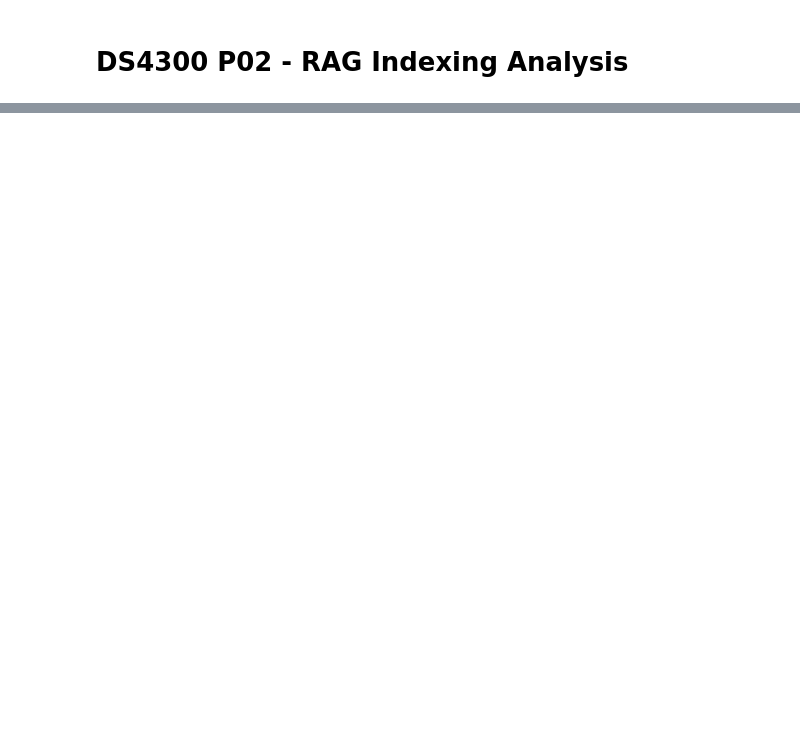
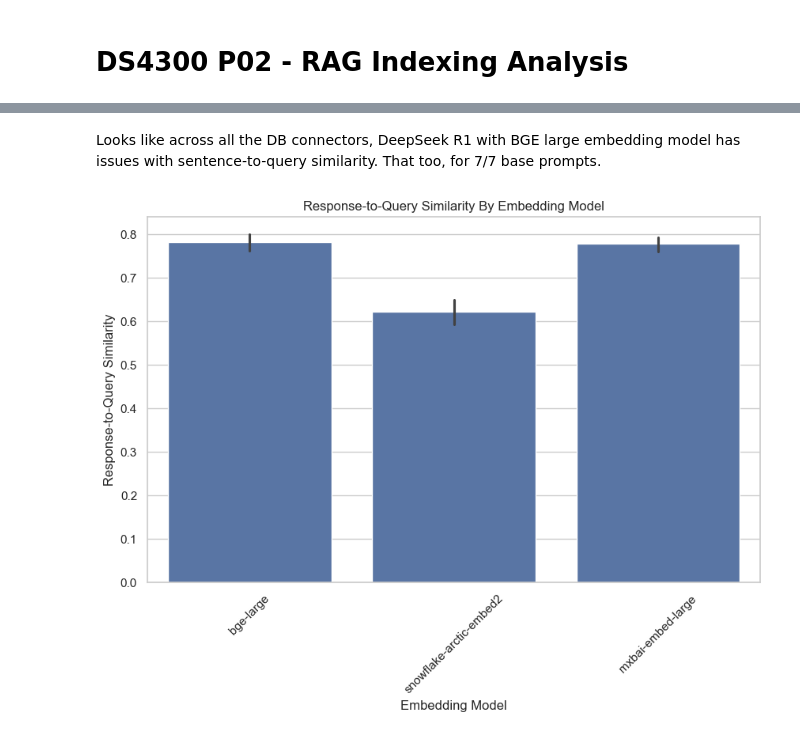
Before and after one commit to thealphacubicle/ClassRAG, a Jupyter notebook: notebooks/RAG Indexing Analysis.ipynb, the cells around one changed output, grey strips where cells are left out. Drawn from its saved outputs; the diff is of its cells as text; code cells hidden in the pictures; blank space fills up the shorter version.

```diff
--- a/notebooks/RAG Indexing Analysis.ipynb
+++ b/notebooks/RAG Indexing Analysis.ipynb
@@ -93,0 +116,14 @@ plt.show()
+# %% [markdown]
+Looks like across all the DB connectors, DeepSeek R1 with BGE large embedding model has issues with sentence-to-query similarity. That too, for 7/7 base prompts.
+# %%
+# Response-to-query similarity by embedding model
+sns.set_theme(style="whitegrid")
+plt.figure(figsize=(10, 6))
+sns.barplot(x='embedding_model', y='response_similarity_to_query', data=df)
+plt.title("Response-to-Query Similarity By Embedding Model")
+plt.xlabel("Embedding Model")
+plt.ylabel("Response-to-Query Similarity")
+plt.xticks(rotation=45)
+plt.show()
+# %% [output]
+[figure, added]
```
Also changed, not shown: parts of 16 cells of this notebook, 2 other files.
